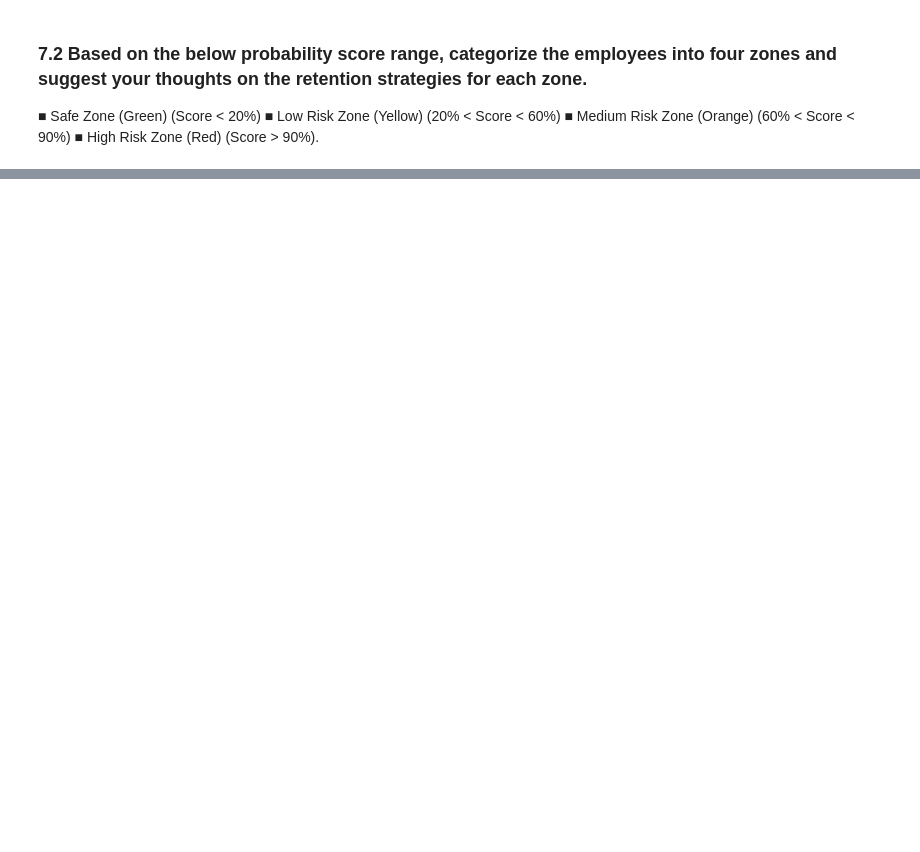
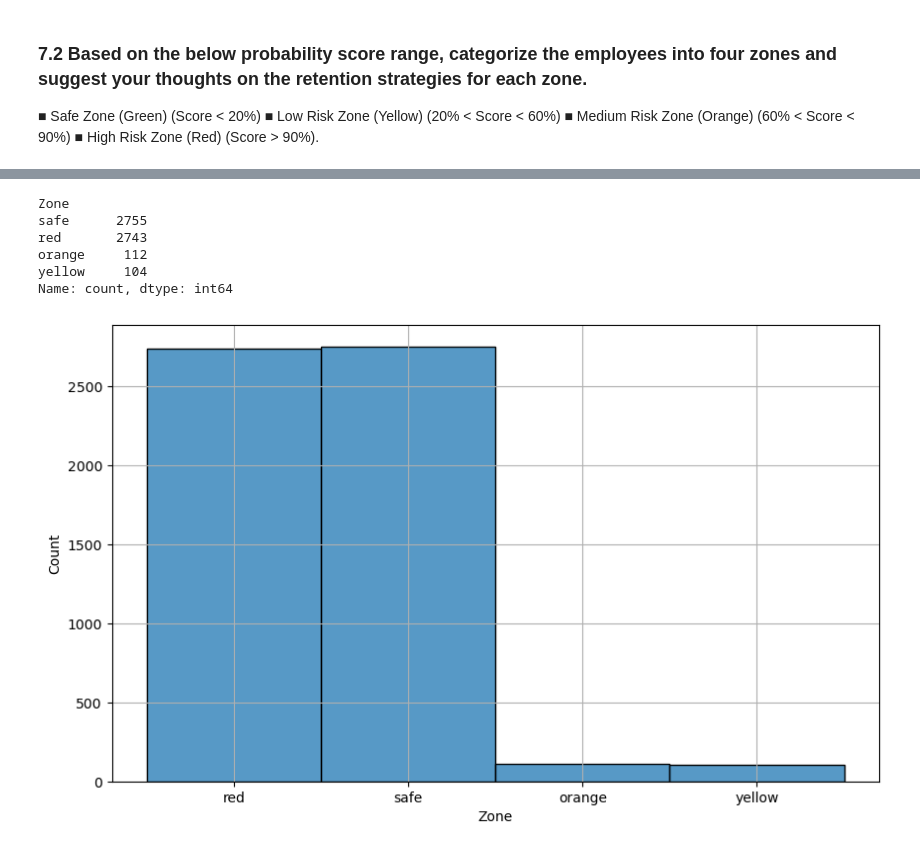
Before and after one commit to senthilkumarashok/MachineLearning, a Jupyter notebook: employee_turnover_analytics.ipynb, the cells around one changed output, grey strips where cells are left out. Saved outputs shown, nothing was run; the diff lists cells and outputs as text; code cells hidden in the pictures; blank space fills up the shorter version.

```diff
--- a/employee_turnover_analytics.ipynb
+++ b/employee_turnover_analytics.ipynb
@@ -481,3 +491,6 @@ Recall = True Positive (TP) / True Positive (TP) + False Negative (FN)
 ■	Low Risk Zone (Yellow) (20% < Score < 60%)
 ■	Medium Risk Zone (Orange) (60% < Score < 90%)
 ■	High Risk Zone (Red) (Score > 90%).
+# %%
+df_prob = pd.DataFrame(prob_rf[:,1],columns=['Probability'])
+df_prob.head()
@@ -483,0 +514,20 @@ Recall = True Positive (TP) / True Positive (TP) + False Negative (FN)
+# %%
+df_prob['Zone']=df_prob['Probability'].apply(lambda x:get_zone(x) )
+# %%
+df_prob.head()
+df_prob.Zone.value_counts()
+# %% [output]
+Zone
+safe      2755
+red       2743
+orange     112
+yellow     104
+Name: count, dtype: int64
+# %%
+plt.figure(figsize=(10, 6))
+plt.title('Employee Turn Over Count By Zone')
+sns.histplot(df_prob['Zone'])
+plt.grid(True)
+plt.show()
+# %% [output]
+[figure, added]
```
Also changed, not shown: parts of 7 cells of this notebook.
